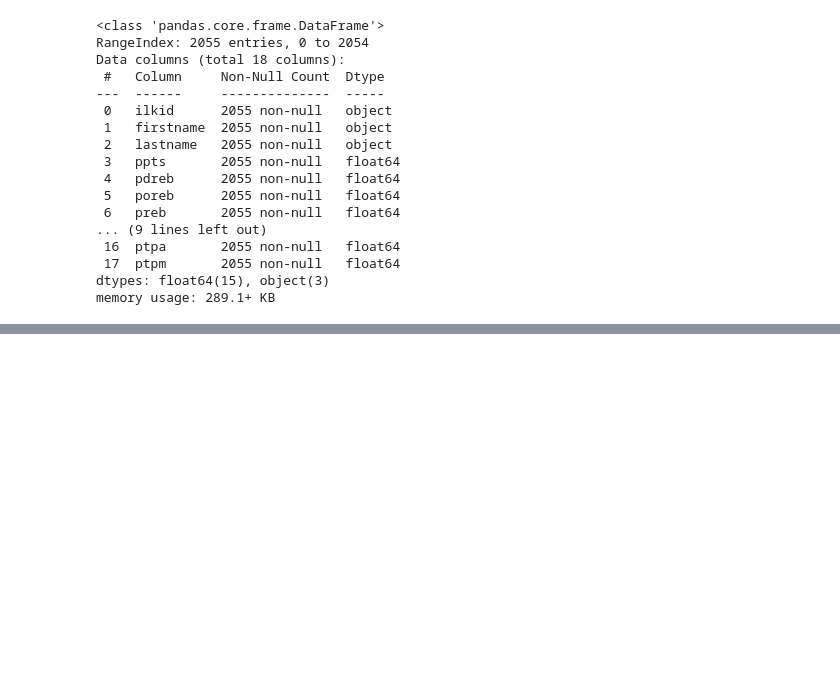
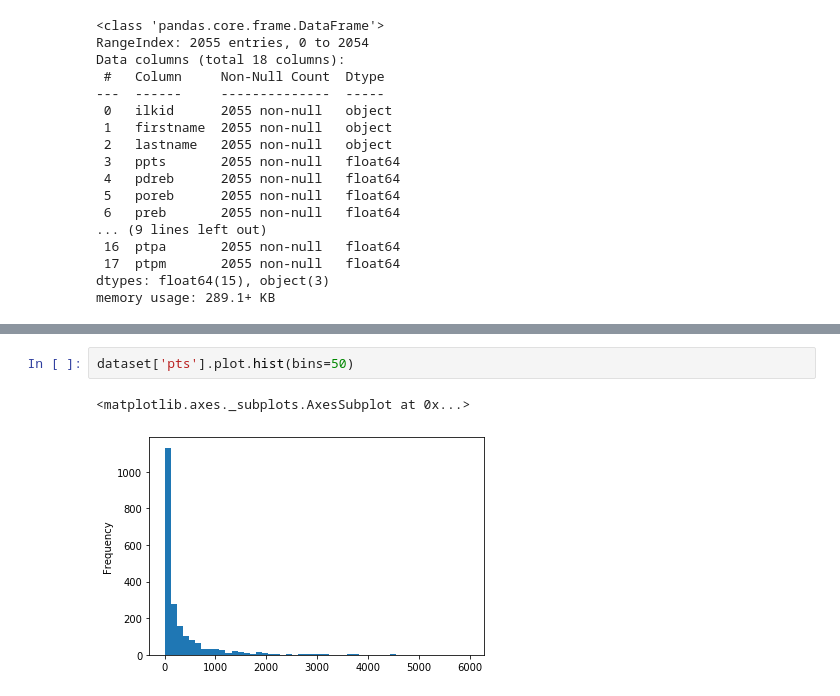
Before and after one commit to aykseldi/Outlier_Detection, a Jupyter notebook: outlier.ipynb, the cells around one changed output, grey strips where cells are left out. Cells and saved outputs as stored; diff of their text form; blank space fills up the shorter version.

```diff
--- a/outlier.ipynb
+++ b/outlier.ipynb
@@ -57,0 +71,5 @@ memory usage: 289.1+ KB
+# %%
+dataset['pts'].plot.hist(bins=50)
+# %% [output]
+<matplotlib.axes._subplots.AxesSubplot at 0x...>
+[figure, added]
```
Also changed, not shown: parts of 5 cells of this notebook.
